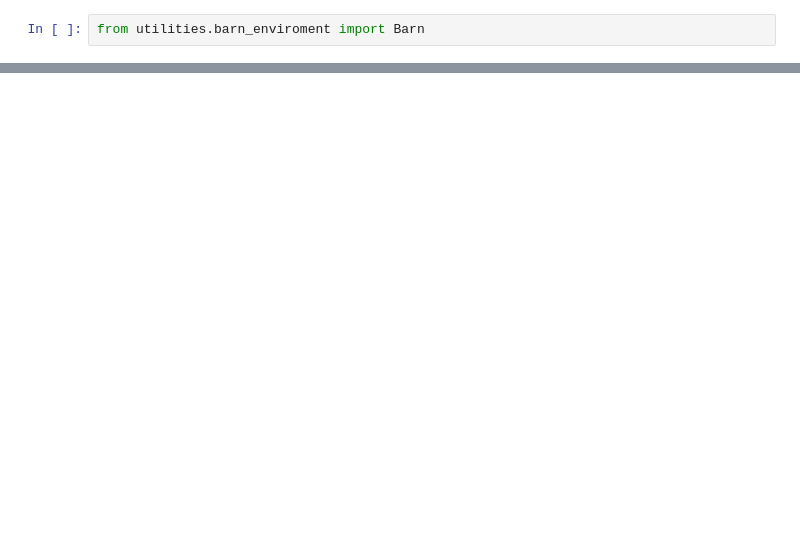
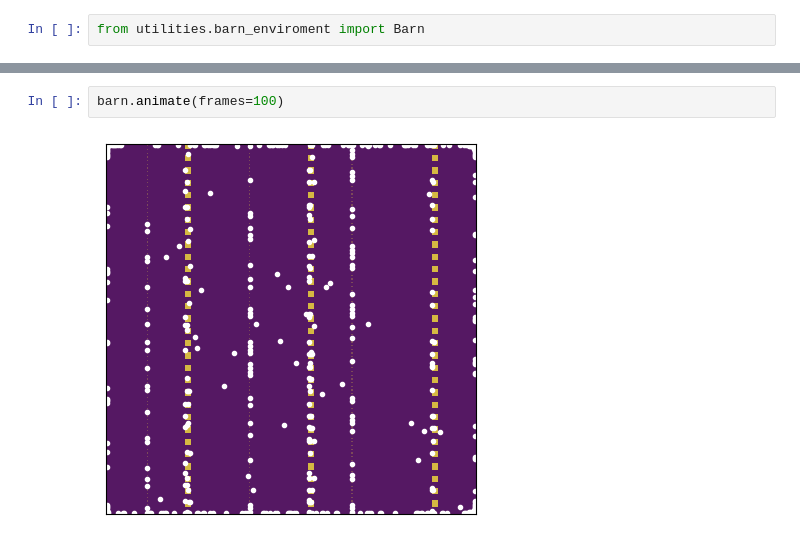
Before and after one commit to JoelDeen820/chicken_agent_model, a Jupyter notebook: chicken_agents.ipynb, the cells around one changed output, grey strips where cells are left out. Drawn from its saved outputs; the diff is of its cells as text; blank space fills up the shorter version.

Commit message:
Barn animation function

```diff
--- a/chicken_agents.ipynb
+++ b/chicken_agents.ipynb
@@ -22,0 +34,4 @@ array([[  7,  98],
+# %%
+barn.animate(frames=100)
+# %% [output]
+[figure, added]
```
Also changed, not shown: parts of 3 cells of this notebook, 1 other file.
